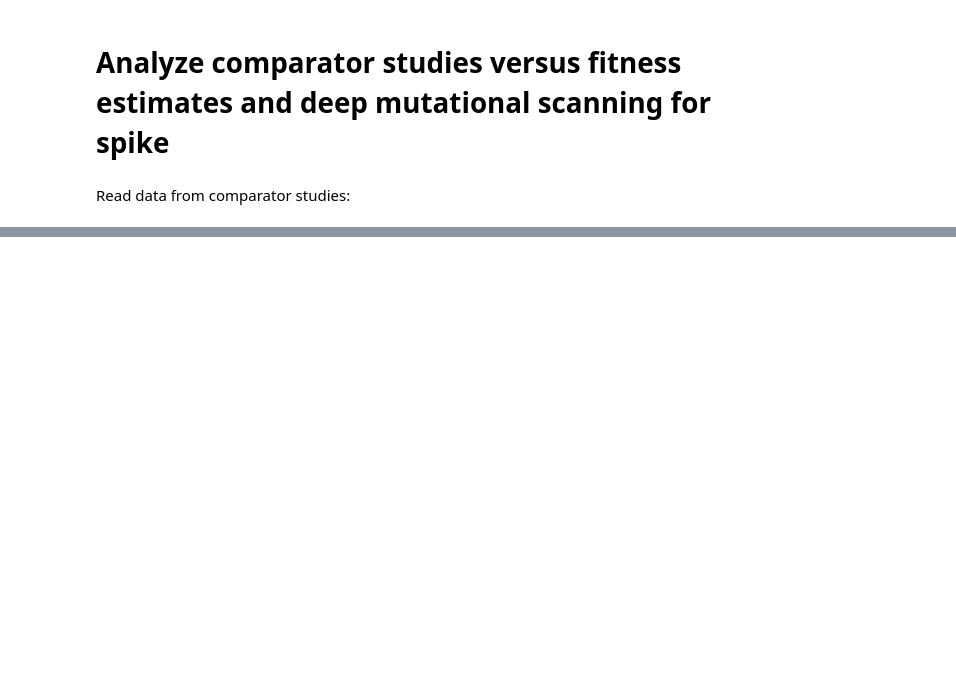
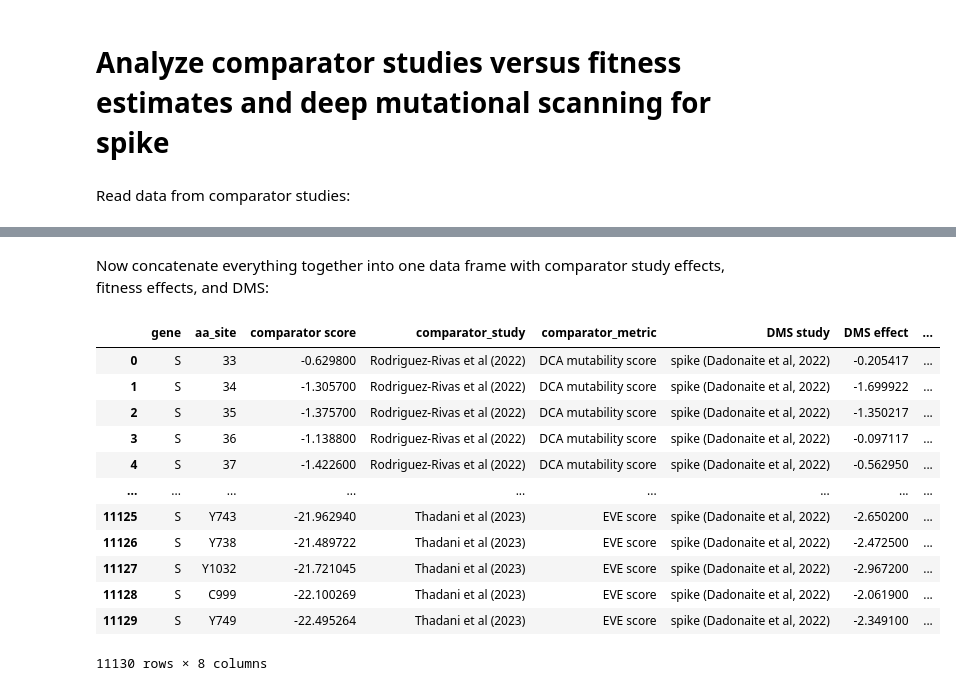
Before and after one commit to jbloomlab/SARS2-mut-fitness, a Jupyter notebook: notebooks/analyze_comparator_studies.py.ipynb, the cells around one changed output, grey strips where cells are left out. Cells and saved outputs as stored; diff of their text form; code cells hidden in the pictures; blank space fills up the shorter version.

Commit message:
merge comparator, DMS, and fitness into one data frame

```diff
--- a/notebooks/analyze_comparator_studies.py.ipynb
+++ b/notebooks/analyze_comparator_studies.py.ipynb
@@ -81,0 +89,20 @@ for study, study_d in comparator_studies.items():
+# %%
+aa_fitness = (
+    pd.read_csv(aa_fitness_csv)
+    .query("aa != '*'")
+    .query("expected_count >= @min_expected_count")
+    .rename(columns={"aa_site": "site"})
+    .query("gene == 'S'")
+    [["gene", "site", "aa", "fitness"]]
+)
+
+print("Fitnesses for amino acids:")
+display(aa_fitness)
+
+print("\nMean fitnesses for sites:")
+site_fitness = (
+    aa_fitness
+    .groupby(["gene", "site"], as_index=False)
+    .aggregate(fitness=pd.NamedAgg("fitness", "mean"))
+)
+display(site_fitness)
@@ -81,0 +226,50 @@ for study, study_d in comparator_studies.items():
+# %% [markdown]
+Now concatenate everything together into one data frame with comparator study effects, fitness effects, and DMS:
+# %%
+merged_dfs = []
+
+for study, study_d in comparator_studies.items():
+    comparator_df = (
+        study_d["df"]
+        .assign(
+            comparator_study=study_d["name"],
+            comparator_metric=study_d["df"].columns[-1],
+        )
+        .rename(columns={study_d["df"].columns[-1]: "comparator score"})
+    )
+
+    if "aa" in comparator_df.columns:
+        comparator_df = (
+            comparator_df
+            .merge(dms_df, validate="one_to_many")
+            .merge(aa_fitness, validate="many_to_one")
+            .assign(aa_site=lambda x: x["aa"] + x["site"].astype(str))
+            .drop(columns=["site", "aa"])
+        )
+    else:
+        comparator_df = (
+            comparator_df
+            .merge(dms_site_df, validate="one_to_many")
+            .merge(site_fitness, validate="many_to_one")
+            .rename(columns={"site": "aa_site"})
+        )
+
+    merged_dfs.append(comparator_df)
+
+merged_df = pd.concat(merged_dfs, ignore_index=True)
+
+merged_df
+# %% [output]
+|  | gene | aa_site | comparator score | comparator_study | comparator_metric | DMS study | DMS effect | ... |
+| 0 | S | 33 | -0.629800 | Rodriguez-Rivas et al (2022) | DCA mutability score | spike (Dadonaite et al, 2022) | -0.205417 | ... |
+| 1 | S | 34 | -1.305700 | Rodriguez-Rivas et al (2022) | DCA mutability score | spike (Dadonaite et al, 2022) | -1.699922 | ... |
+| 2 | S | 35 | -1.375700 | Rodriguez-Rivas et al (2022) | DCA mutability score | spike (Dadonaite et al, 2022) | -1.350217 | ... |
+| 3 | S | 36 | -1.138800 | Rodriguez-Rivas et al (2022) | DCA mutability score | spike (Dadonaite et al, 2022) | -0.097117 | ... |
+| 4 | S | 37 | -1.422600 | Rodriguez-Rivas et al (2022) | DCA mutability score | spike (Dadonaite et al, 2022) | -0.562950 | ... |
+| ... | ... | ... | ... | ... | ... | ... | ... | ... |
+| 11125 | S | Y743 | -21.962940 | Thadani et al (2023) | EVE score | spike (Dadonaite et al, 2022) | -2.650200 | ... |
+| 11126 | S | Y738 | -21.489722 | Thadani et al (2023) | EVE score | spike (Dadonaite et al, 2022) | -2.472500 | ... |
+| 11127 | S | Y1032 | -21.721045 | Thadani et al (2023) | EVE score | spike (Dadonaite et al, 2022) | -2.967200 | ... |
+| 11128 | S | C999 | -22.100269 | Thadani et al (2023) | EVE score | spike (Dadonaite et al, 2022) | -2.061900 | ... |
+| 11129 | S | Y749 | -22.495264 | Thadani et al (2023) | EVE score | spike (Dadonaite et al, 2022) | -2.349100 | ... |
+11130 rows × 8 columns
```
Also changed, not shown: parts of 5 cells of this notebook, 1 other file.
